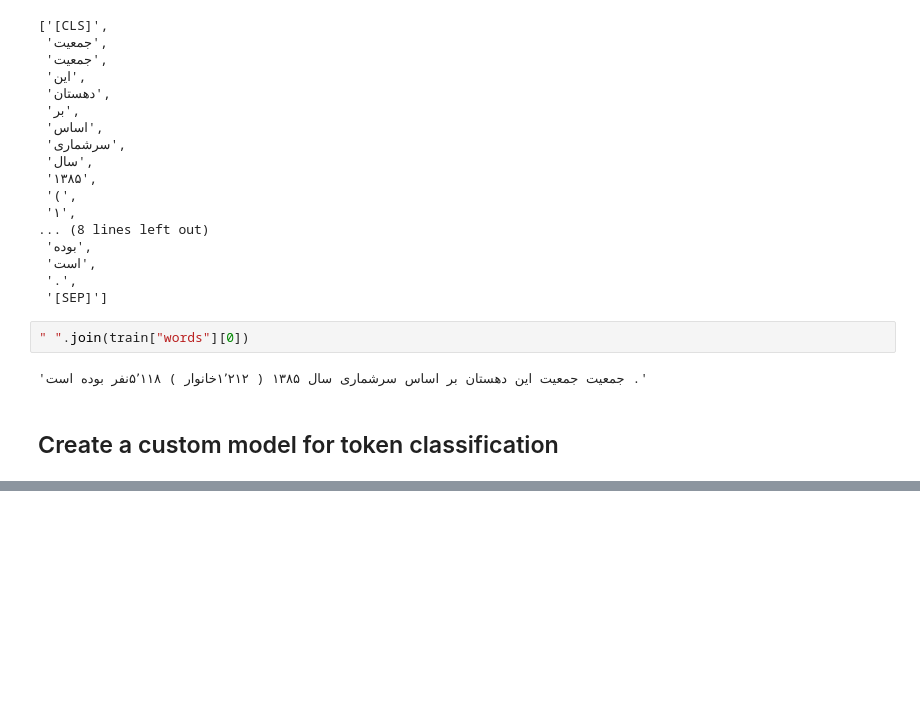
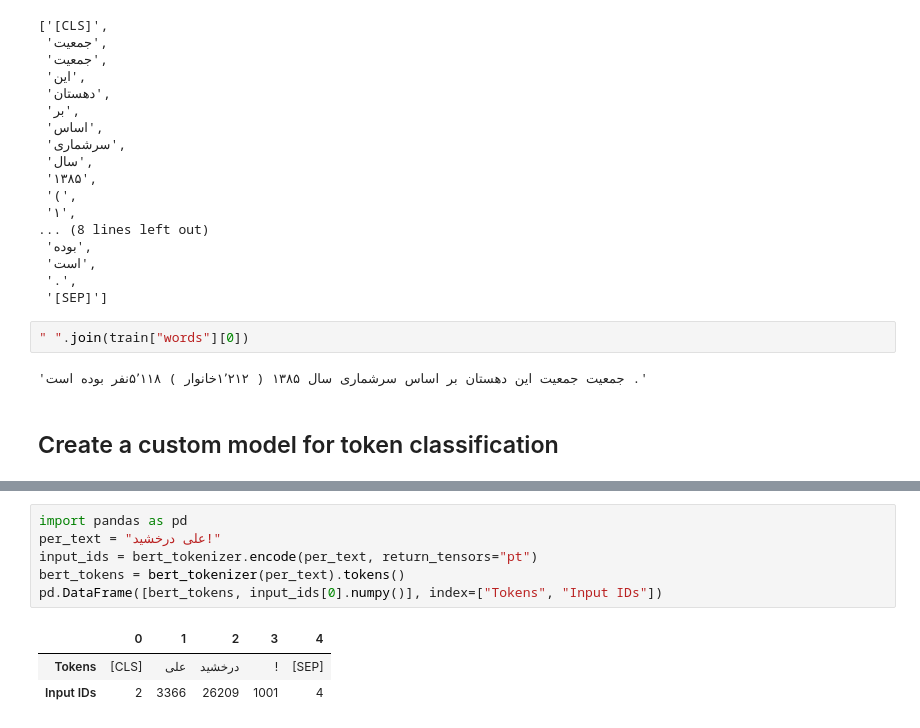
Before and after one commit to Ali-Fartoot/NLP_Toolbox, a Jupyter notebook: NER/Bert_NER.ipynb, the cells around one changed output, grey strips where cells are left out. Drawn from its saved outputs; the diff is of its cells as text; blank space fills up the shorter version.

```diff
--- a/NER/Bert_NER.ipynb
+++ b/NER/Bert_NER.ipynb
@@ -56,0 +125,10 @@ You should probably TRAIN this model on a down-stream task to be able to use it
+# %%
+import pandas as pd
+per_text = "علی درخشید!"
+input_ids = bert_tokenizer.encode(per_text, return_tensors="pt")
+bert_tokens = bert_tokenizer(per_text).tokens()
+pd.DataFrame([bert_tokens, input_ids[0].numpy()], index=["Tokens", "Input IDs"])
+# %% [output]
+|  | 0 | 1 | 2 | 3 | 4 |
+| Tokens | [CLS] | علی | درخشید | ! | [SEP] |
+| Input IDs | 2 | 3366 | 26209 | 1001 | 4 |
```
Also changed, not shown: parts of 14 cells of this notebook.
